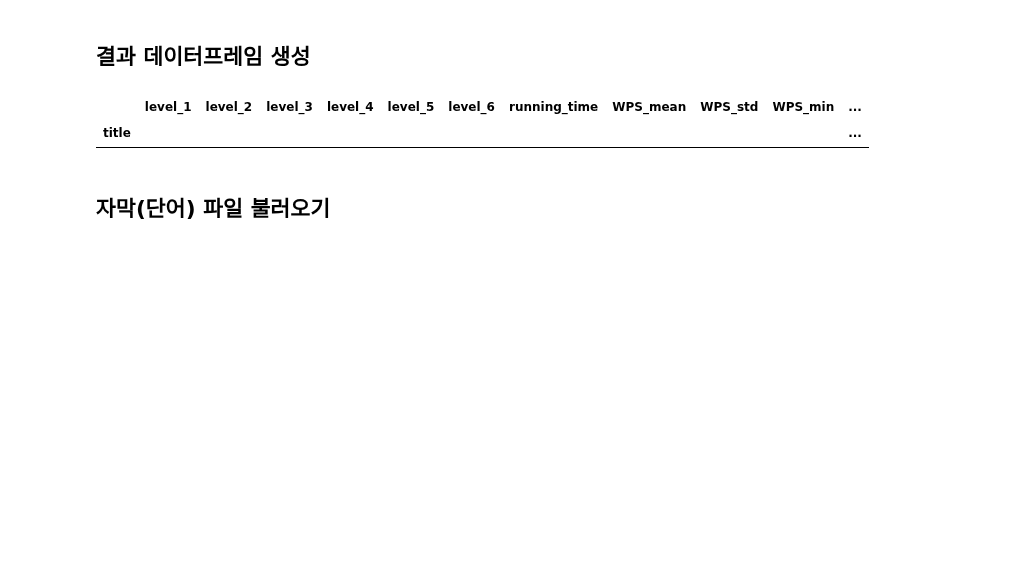
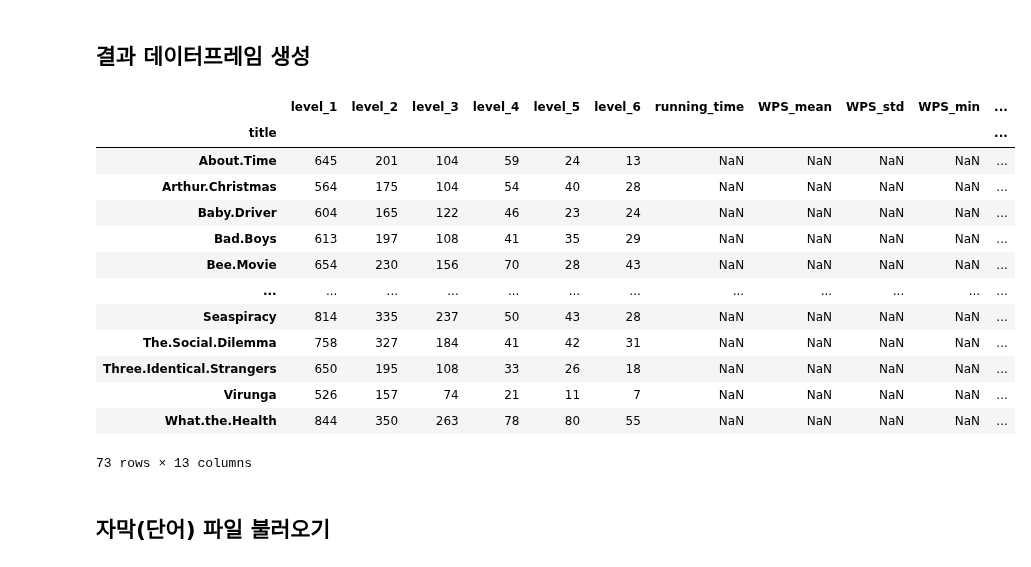
Before and after one commit to yuliepie/netflixschool, a Jupyter notebook: data_preprocessing/ipynb/all_scripts/all_scripts_word_level_counts.ipynb, the cells around one changed output. Saved outputs shown, nothing was run; the diff lists cells and outputs as text; code cells hidden in the pictures; blank space fills up the shorter version.

```diff
--- a/data_preprocessing/ipynb/all_scripts/all_scripts_word_level_counts.ipynb
+++ b/data_preprocessing/ipynb/all_scripts/all_scripts_word_level_counts.ipynb
@@ -20,15 +20,27 @@ word_path = f'{path}/words/final_datasets'
 # %% [markdown]
 ## 결과 데이터프레임 생성
 # %%
-if os.path.exists(f'{word_path}/all_scripts.csv'):
-    df_result = pd.read_csv(f'{word_path}/all_scripts.csv', index_col='title')
+if os.path.exists(f'{word_path}/all_scripts_word_level_counts.csv'):
+    df_result = pd.read_csv(f'{word_path}/all_scripts_word_level_counts.csv', index_col='title')
 else:
-    df_result = pd.DataFrame(columns=['title', 'level_1', 'level_2', 'level_3', 'level_4', 'level_5', 'level_6', 'running_time', 'WPS_mean', 'WPS_std', 'WPS_min', 'WPS_max', 'calculated', 'final_score']).set_index('title')
+    df_result = pd.DataFrame(columns=['title', 'level_1', 'level_2', 'level_3', 'level_4', 'level_5', 'level_6']).set_index('title')
 
 df_result
 # %% [output]
 |  | level_1 | level_2 | level_3 | level_4 | level_5 | level_6 | running_time | WPS_mean | WPS_std | WPS_min | ... |
 | title |  |  |  |  |  |  |  |  |  |  | ... |
+| About.Time | 645 | 201 | 104 | 59 | 24 | 13 | NaN | NaN | NaN | NaN | ... |
+| Arthur.Christmas | 564 | 175 | 104 | 54 | 40 | 28 | NaN | NaN | NaN | NaN | ... |
+| Baby.Driver | 604 | 165 | 122 | 46 | 23 | 24 | NaN | NaN | NaN | NaN | ... |
+| Bad.Boys | 613 | 197 | 108 | 41 | 35 | 29 | NaN | NaN | NaN | NaN | ... |
+| Bee.Movie | 654 | 230 | 156 | 70 | 28 | 43 | NaN | NaN | NaN | NaN | ... |
+| ... | ... | ... | ... | ... | ... | ... | ... | ... | ... | ... | ... |
+| Seaspiracy | 814 | 335 | 237 | 50 | 43 | 28 | NaN | NaN | NaN | NaN | ... |
+| The.Social.Dilemma | 758 | 327 | 184 | 41 | 42 | 31 | NaN | NaN | NaN | NaN | ... |
+| Three.Identical.Strangers | 650 | 195 | 108 | 33 | 26 | 18 | NaN | NaN | NaN | NaN | ... |
+| Virunga | 526 | 157 | 74 | 21 | 11 | 7 | NaN | NaN | NaN | NaN | ... |
+| What.the.Health | 844 | 350 | 263 | 78 | 80 | 55 | NaN | NaN | NaN | NaN | ... |
+73 rows × 13 columns
 # %% [markdown]
 ## 자막(단어) 파일 불러오기
 # %% [markdown]
```
Also changed, not shown: parts of 2 cells of this notebook, 6 other files.
